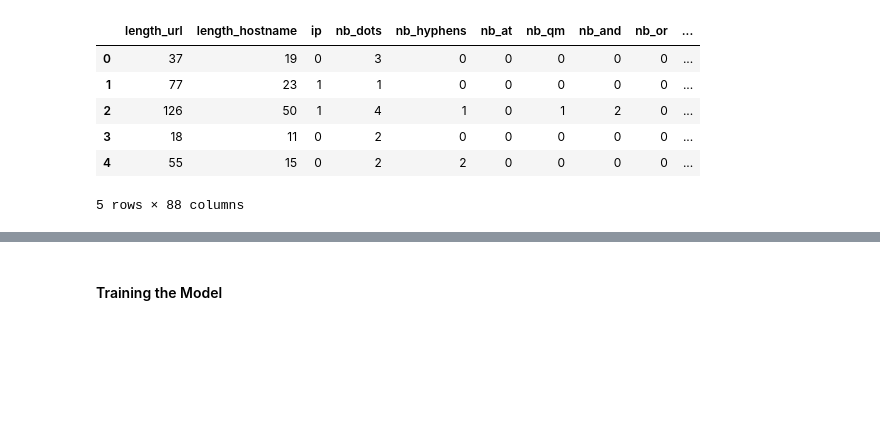
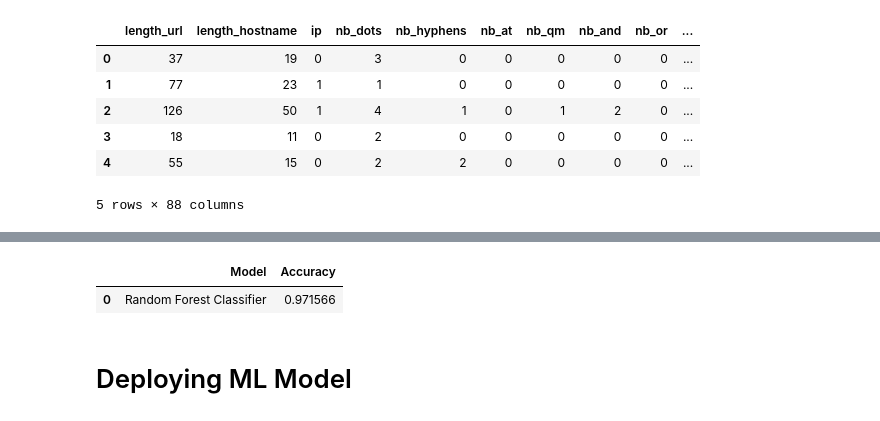
Before and after one commit to Abhilakshya627/Phishing-Website-Detection, a Jupyter notebook: Model/model.ipynb, the cells around one changed output, grey strips where cells are left out. Saved outputs shown, nothing was run; the diff lists cells and outputs as text; code cells hidden in the pictures; blank space fills up the shorter version.

```diff
--- a/Model/model.ipynb
+++ b/Model/model.ipynb
@@ -76,2 +73,9 @@ plt.show()
+# %%
+model_report=pd.DataFrame({'Model':['Random Forest Classifier'],'Accuracy':[accuracy_rfc]}) #creating a dataframe of the model and its accuracy
+model_report.to_csv('model_accuracy.csv',index=True) #saving the dataframe to a csv file
+model_report.head()
+# %% [output]
+|  | Model | Accuracy |
+| 0 | Random Forest Classifier | 0.971566 |
 # %% [markdown]
-#### Training the Model
+# Deploying ML Model
```
Also changed, not shown: parts of 27 cells of this notebook, 5 other files.
